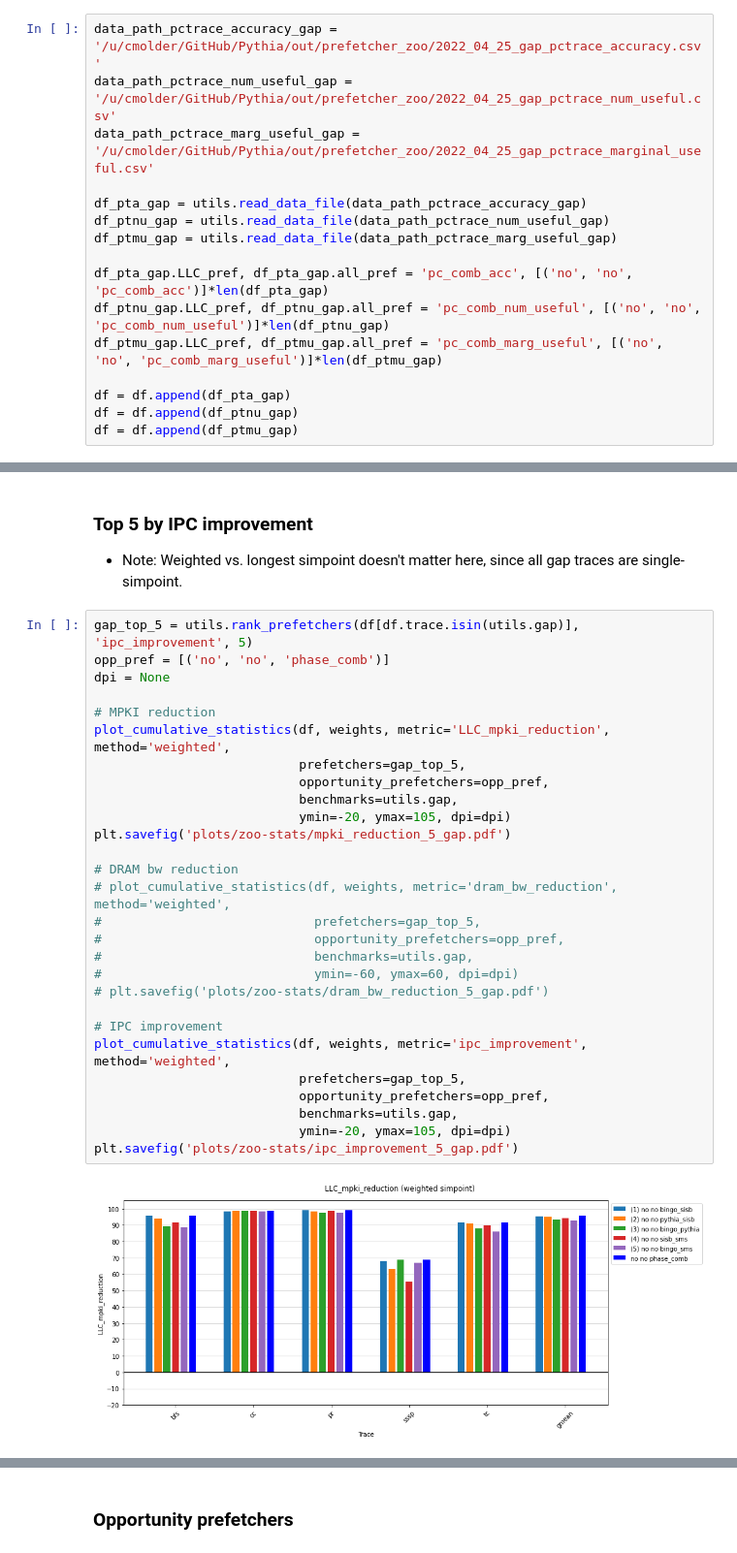
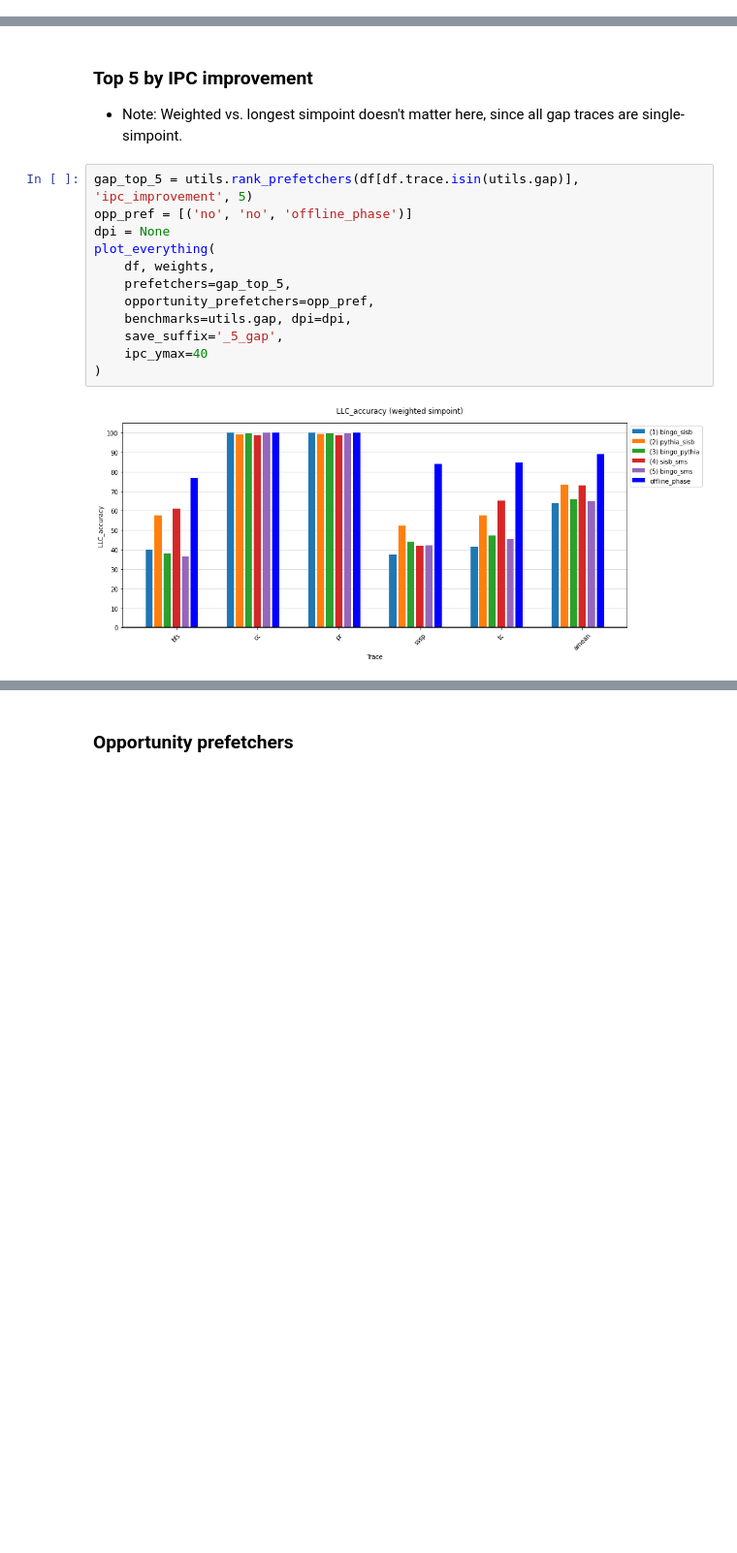
Before and after one commit to cmolder/prefetcher-zoo-analysis, a Jupyter notebook: 20220327-zoo-stats.ipynb, the cells around one changed output, grey strips where cells are left out. Shown at 97% size. Drawn from its saved outputs; the diff is of its cells as text; blank space fills up the shorter version.

```diff
--- a/20220327-zoo-stats.ipynb
+++ b/20220327-zoo-stats.ipynb
@@ -61,17 +142 @@ df = df.append(df_ptmu)
-# %%
-data_path_pctrace_accuracy_gap = '/u/cmolder/GitHub/Pythia/out/prefetcher_zoo/2022_04_25_gap_pctrace_accuracy.csv'
-data_path_pctrace_num_useful_gap = '/u/cmolder/GitHub/Pythia/out/prefetcher_zoo/2022_04_25_gap_pctrace_num_useful.csv'
-data_path_pctrace_marg_useful_gap = '/u/cmolder/GitHub/Pythia/out/prefetcher_zoo/2022_04_25_gap_pctrace_marginal_useful.csv'
-
-df_pta_gap = utils.read_data_file(data_path_pctrace_accuracy_gap)
-df_ptnu_gap = utils.read_data_file(data_path_pctrace_num_useful_gap)
-df_ptmu_gap = utils.read_data_file(data_path_pctrace_marg_useful_gap)
-
-df_pta_gap.LLC_pref, df_pta_gap.all_pref = 'pc_comb_acc', [('no', 'no', 'pc_comb_acc')]*len(df_pta_gap)
-df_ptnu_gap.LLC_pref, df_ptnu_gap.all_pref = 'pc_comb_num_useful', [('no', 'no', 'pc_comb_num_useful')]*len(df_ptnu_gap)
-df_ptmu_gap.LLC_pref, df_ptmu_gap.all_pref = 'pc_comb_marg_useful', [('no', 'no', 'pc_comb_marg_useful')]*len(df_ptmu_gap)
-
-df = df.append(df_pta_gap)
-df = df.append(df_ptnu_gap)
-df = df.append(df_ptmu_gap)
 # %%
@@ -291,31 +329,15 @@ plt.savefig('plots/zoo-stats/ipc_improvement_opportunity_spec.pdf')
 - Note: Weighted vs. longest simpoint doesn't matter here, since all gap traces are single-simpoint.
 # %%
 gap_top_5 = utils.rank_prefetchers(df[df.trace.isin(utils.gap)], 'ipc_improvement', 5)
-opp_pref = [('no', 'no', 'phase_comb')]
+opp_pref = [('no', 'no', 'offline_phase')]
 dpi = None
-
-# MPKI reduction
-plot_cumulative_statistics(df, weights, metric='LLC_mpki_reduction', method='weighted',
-                           prefetchers=gap_top_5,
-                           opportunity_prefetchers=opp_pref,
-                           benchmarks=utils.gap,
-                           ymin=-20, ymax=105, dpi=dpi)
-plt.savefig('plots/zoo-stats/mpki_reduction_5_gap.pdf')
-
-# DRAM bw reduction
-# plot_cumulative_statistics(df, weights, metric='dram_bw_reduction', method='weighted',
-#                            prefetchers=gap_top_5,
-#                            opportunity_prefetchers=opp_pref,
-#                            benchmarks=utils.gap,
-#                            ymin=-60, ymax=60, dpi=dpi)
-# plt.savefig('plots/zoo-stats/dram_bw_reduction_5_gap.pdf')
-
-# IPC improvement
-plot_cumulative_statistics(df, weights, metric='ipc_improvement', method='weighted',
-                           prefetchers=gap_top_5,
-                           opportunity_prefetchers=opp_pref,
-                           benchmarks=utils.gap,
-                           ymin=-20, ymax=105, dpi=dpi)
-plt.savefig('plots/zoo-stats/ipc_improvement_5_gap.pdf')
+plot_everything(
+    df, weights,
+    prefetchers=gap_top_5,
+    opportunity_prefetchers=opp_pref,
+    benchmarks=utils.gap, dpi=dpi,
+    save_suffix='_5_gap',
+    ipc_ymax=40
+)
 # %% [output]
-[figure, old version]
+[figure, new version]
```
Also changed, not shown: parts of 17 cells of this notebook, 3 other files.
